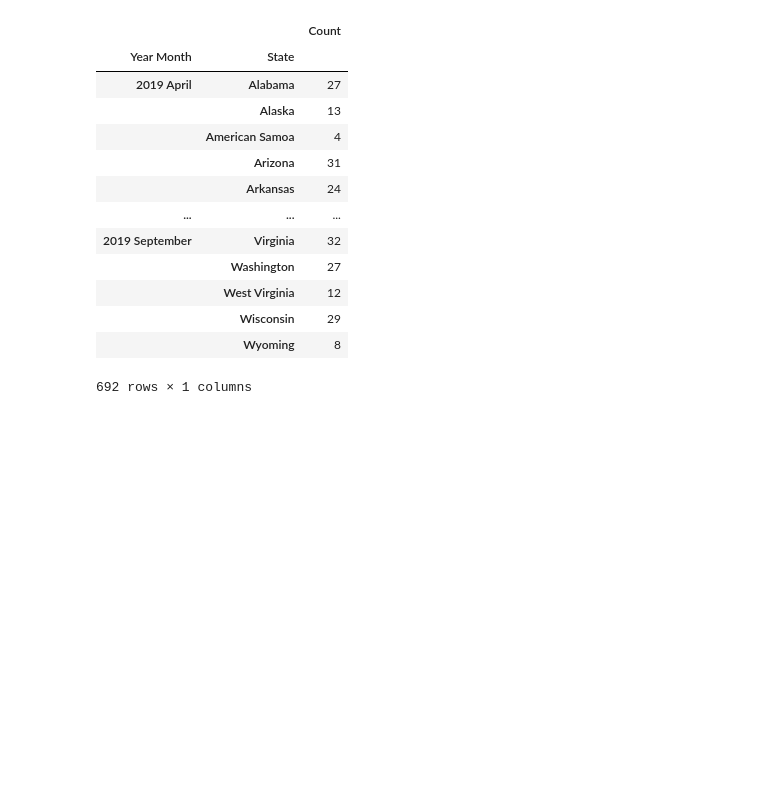
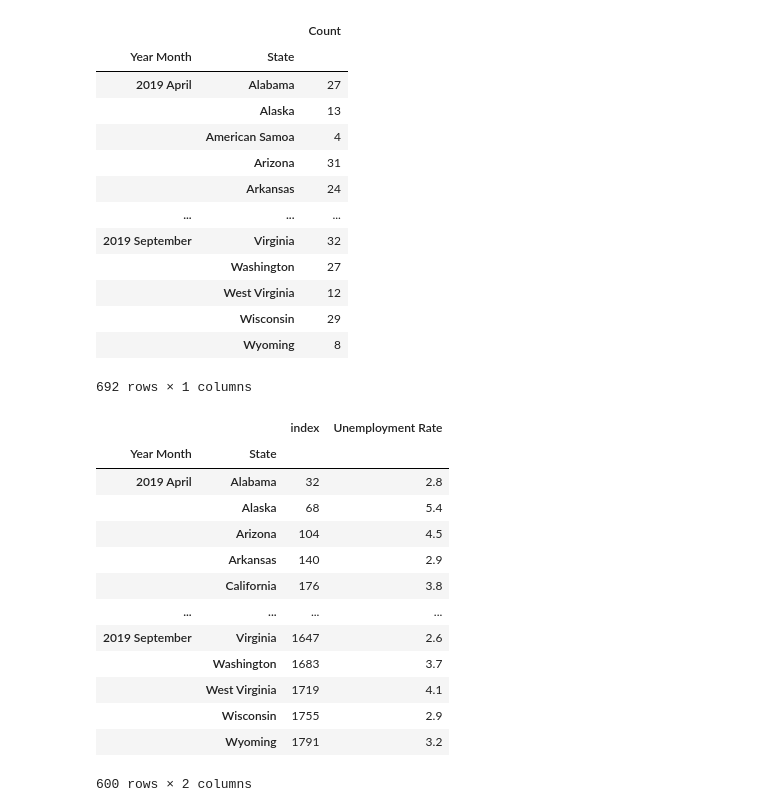
Before and after one commit to AkanSri/Project-1, a Jupyter notebook: Personal-Ranny/Sunday_work.ipynb, the cells around one changed output. Cells and saved outputs as stored; diff of their text form; code cells hidden in the pictures; blank space fills up the shorter version.

```diff
--- a/Personal-Ranny/Sunday_work.ipynb
+++ b/Personal-Ranny/Sunday_work.ipynb
@@ -150,4 +153,22 @@ grouped_stats
 |  | Wisconsin | 29 |
 |  | Wyoming | 8 |
 692 rows × 1 columns
+# %%
+grouped_2019 = df_2019.groupby(['Year Month', 'State']).sum()
+grouped_2019
+# %% [output]
+|  |  | index | Unemployment Rate |
+| Year Month | State |  |  |
+| 2019 April | Alabama | 32 | 2.8 |
+|  | Alaska | 68 | 5.4 |
+|  | Arizona | 104 | 4.5 |
+|  | Arkansas | 140 | 2.9 |
+|  | California | 176 | 3.8 |
+| ... | ... | ... | ... |
+| 2019 September | Virginia | 1647 | 2.6 |
+|  | Washington | 1683 | 3.7 |
+|  | West Virginia | 1719 | 4.1 |
+|  | Wisconsin | 1755 | 2.9 |
+|  | Wyoming | 1791 | 3.2 |
+600 rows × 2 columns
 # %%
```
Also changed, not shown: parts of 4 cells of this notebook.
